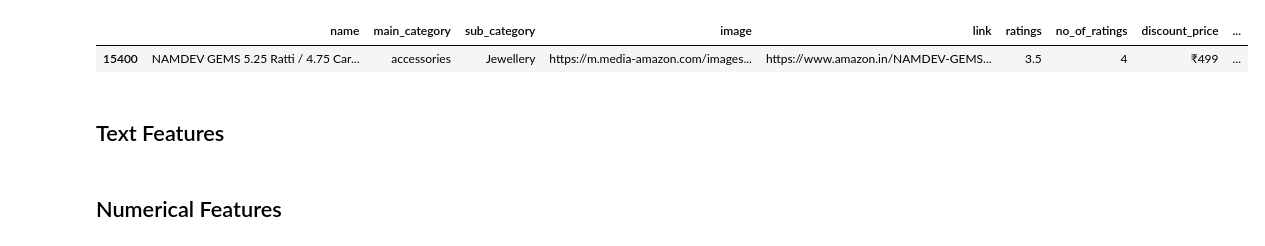
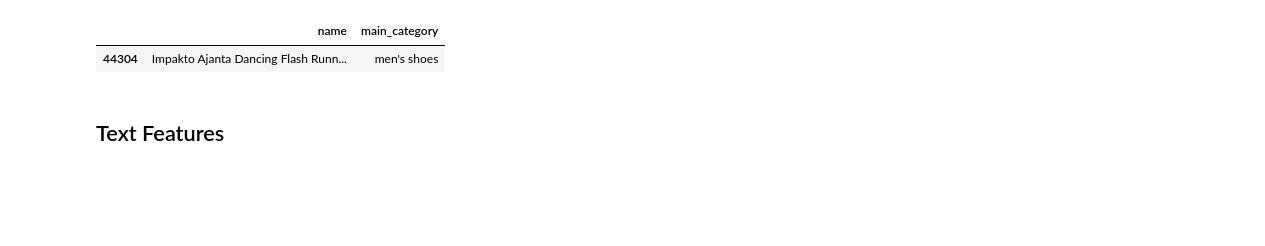
Before and after one commit to bzekeria/cogs109-final-project, a Jupyter notebook: notebooks/03_fetaure_engineering.ipynb, the cells around one changed output. Drawn from its saved outputs; the diff is of its cells as text; code cells hidden in the pictures; blank space fills up the shorter version.

```diff
--- a/notebooks/03_fetaure_engineering.ipynb
+++ b/notebooks/03_fetaure_engineering.ipynb
@@ -21,9 +58,9 @@ warnings.filterwarnings("ignore")
 # %%
-df = pd.read_csv("data/amazon_products_sampled_raw.csv")
+df = pd.read_csv("data/amazon_products_sampled_cleaned.csv")
 df.sample()
 # %% [output]
-|  | name | main_category | sub_category | image | link | ratings | no_of_ratings | discount_price | ... |
-| 15400 | NAMDEV GEMS 5.25 Ratti / 4.75 Car... | accessories | Jewellery | https://m.media-amazon.com/images... | https://www.amazon.in/NAMDEV-GEMS... | 3.5 | 4 | ₹499 | ... |
+|  | name | main_category |
+| 44304 | Impakto Ajanta Dancing Flash Runn... | men's shoes |
 # %% [markdown]
 ## Text Features
 # %%
@@ -32,5 +69,3 @@ df["word_count"] = df["name"].apply(lambda x: len(str(x).split()))
 df["char_count"] = df["name"].apply(lambda x: len(str(x)))
 # %%
 # think of other stuff?
-# %% [markdown]
-## Numerical Features
```
Also changed, not shown: parts of 36 cells of this notebook.
